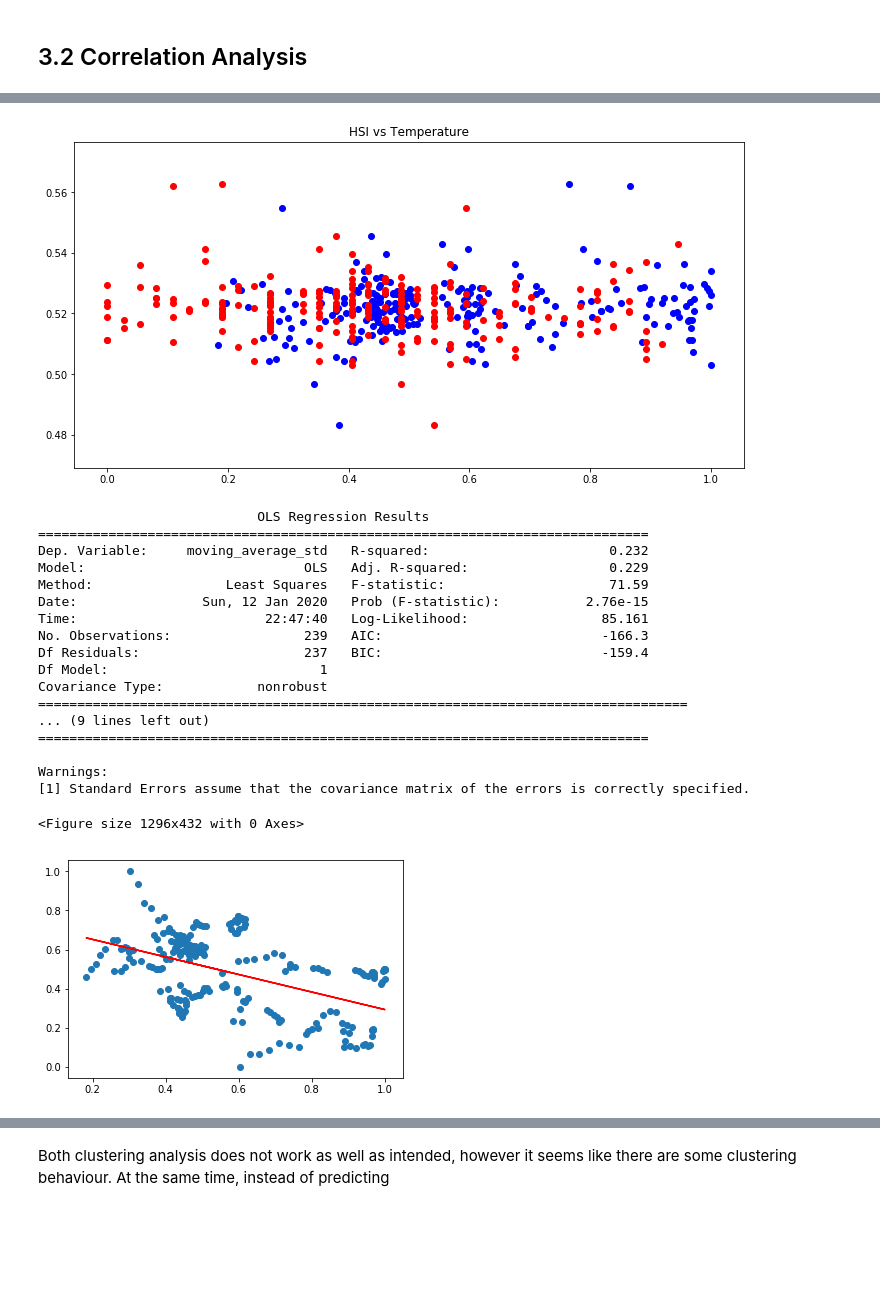
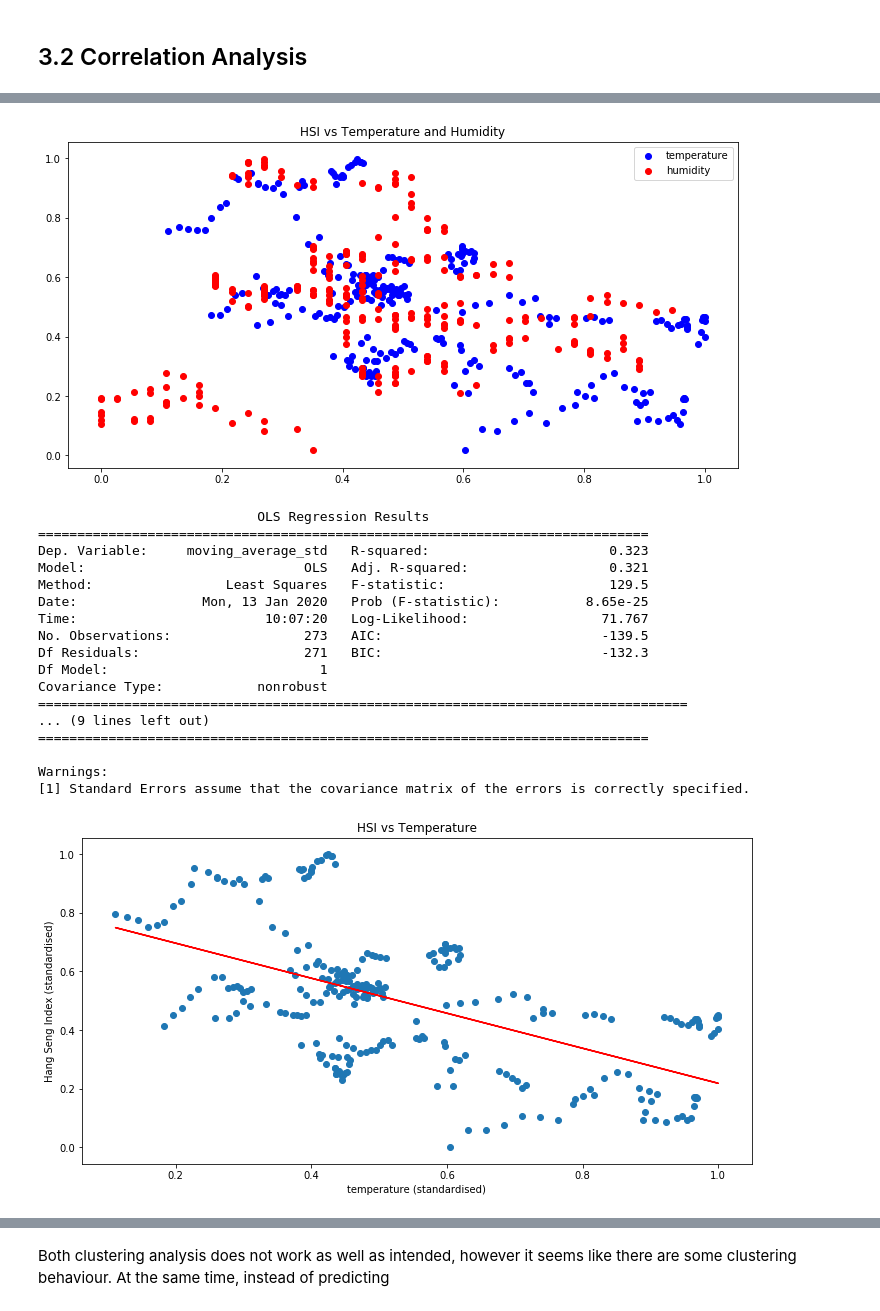
Before and after one commit to gornus/SIOT, a Jupyter notebook: data_analysis/data_analysis.ipynb, the cells around one changed output, grey strips where cells are left out. Drawn from its saved outputs; the diff is of its cells as text; code cells hidden in the pictures; blank space fills up the shorter version.

```diff
--- a/data_analysis/data_analysis.ipynb
+++ b/data_analysis/data_analysis.ipynb
@@ -356,41 +356,44 @@ Text(0.5,1,'Humidity Autocorrelation')
 # %%
 fig = plt.figure(figsize = (12,6))
-plt.scatter(merged['temperature_std'], merged['change_std'], c='b', label = 'temperature')
-plt.scatter(merged['humidity_std'], merged['change_std'], c='r', label = 'temperature')
-plt.title('HSI vs Temperature')
+plt.scatter(merged['temperature_std'], merged['value_std'], c='b', label = 'temperature')
+plt.scatter(merged['humidity_std'], merged['value_std'], c='r', label = 'humidity')
+plt.title('HSI vs Temperature and Humidity')
+plt.legend()
 plt.show()
 # %% [output]
-[figure, old version]
+[figure, new version]
 # %%
 model = smf.ols(formula='moving_average_std~temperature_std', data=merged).fit()
 print(model.summary())
 b, a = model.params  # extracting model parameters
 y_predicted = a * merged['temperature_std'] + b  # calculating the line of best fit
-fig4 = plt.figure(figsize = (18,6))
-plt.figure()
+
+plt.figure(figsize = (12,6))
 plt.plot(merged['temperature_std'], y_predicted, 'r-')
 plt.scatter(merged['temperature_std'], merged['moving_average_std'])
+plt.xlabel('temperature (standardised)')
+plt.ylabel('Hang Seng Index (standardised)')
+plt.title('HSI vs Temperature')
 plt.show()
 # %% [output]
                             OLS Regression Results
 ==============================================================================
-Dep. Variable:     moving_average_std   R-squared:                       0.232
-Model:                            OLS   Adj. R-squared:                  0.229
-Method:                 Least Squares   F-statistic:                     71.59
-Date:                Sun, 12 Jan 2020   Prob (F-statistic):           2.76e-15
-Time:                        22:47:40   Log-Likelihood:                 85.161
-No. Observations:                 239   AIC:                            -166.3
-Df Residuals:                     237   BIC:                            -159.4
+Dep. Variable:     moving_average_std   R-squared:                       0.323
+Model:                            OLS   Adj. R-squared:                  0.321
+Method:                 Least Squares   F-statistic:                     129.5
+Date:                Mon, 13 Jan 2020   Prob (F-statistic):           8.65e-25
+Time:                        10:07:20   Log-Likelihood:                 71.767
+No. Observations:                 273   AIC:                            -139.5
+Df Residuals:                     271   BIC:                            -132.3
 Df Model:                           1
 Covariance Type:            nonrobust
 ===================================================================================
 ... (9 lines left out)
 ==============================================================================
 
 Warnings:
 [1] Standard Errors assume that the covariance matrix of the errors is correctly specified.
-<Figure size 1296x432 with 0 Axes>
-[figure, old version]
+[figure, new version]
 # %%
 temp_kmean = cluster.KMeans(n_clusters=3)
 temp_kmean.fit(merged[['temperature_std', 'moving_average_std']])
```
Also changed, not shown: parts of 17 cells of this notebook, 1 other file.
